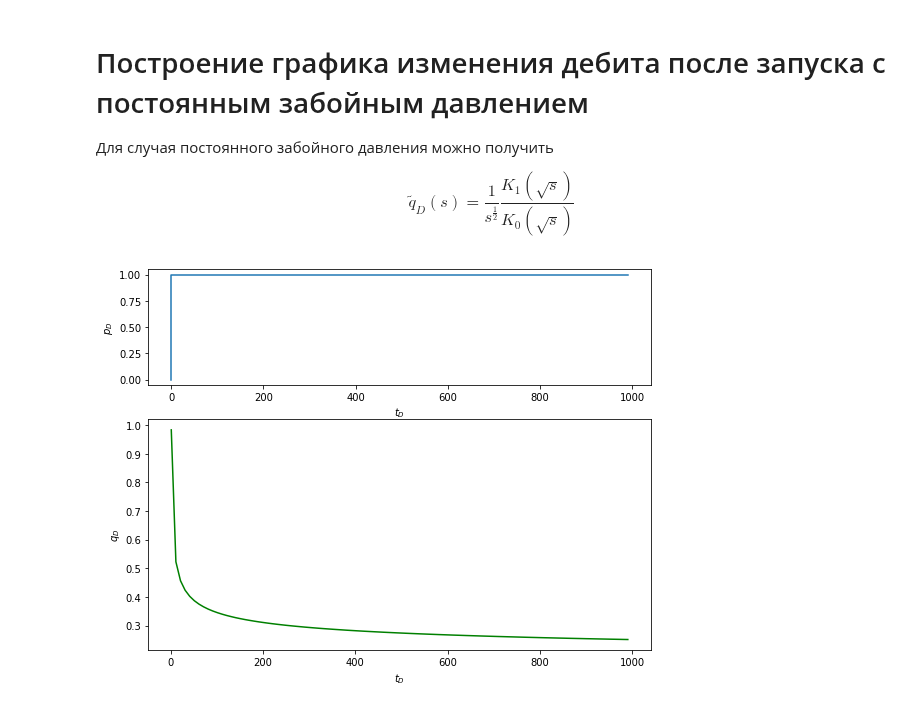
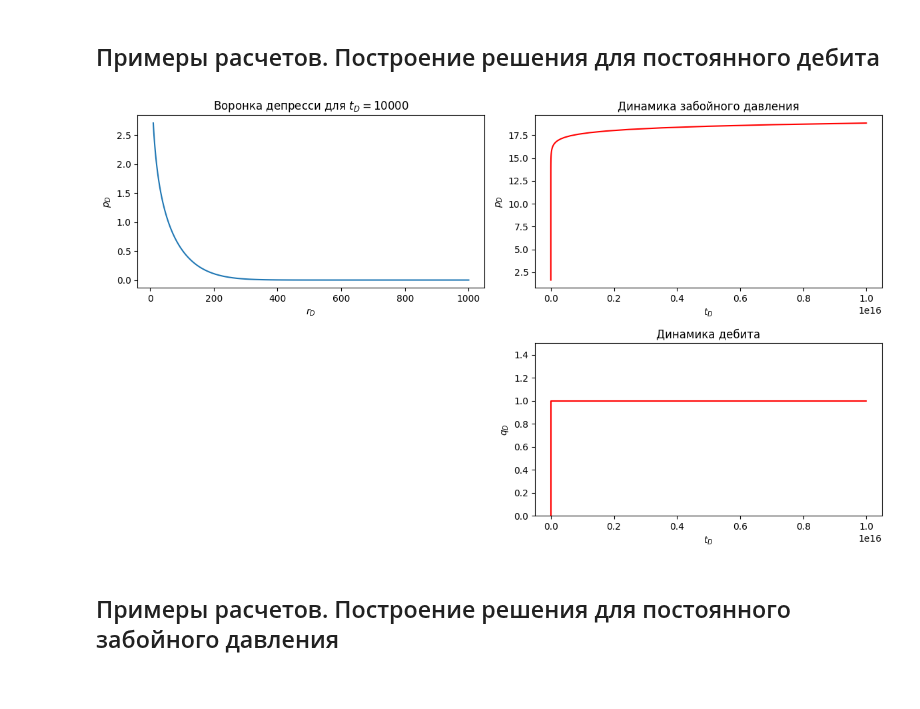
Before and after one commit to khabibullinra/welltest_examples, a Jupyter notebook: jupyter/17_terminal_pressure_solution.ipynb, the cells around one changed output. Cells and saved outputs as stored; diff of their text form; code cells hidden in the pictures.

```diff
--- a/jupyter/17_terminal_pressure_solution.ipynb
+++ b/jupyter/17_terminal_pressure_solution.ipynb
@@ -70,3 +178,0 @@ def qd_rw(td):
-# %%
-# корректируем размер графика, чтобы было побольше
-plt.rcParams['figure.figsize'] = [9, 7]
@@ -107,29 +179,2 @@ plt.show()
-# %% [markdown]
-# Построение графика изменения дебита после запуска с постоянным забойным давлением
-Для случая постоянного забойного давления можно получить
-
-$$ \tilde{q}_D(s) = \frac{1}{s^{\frac{1}{2}}} \frac{ K_1 \left(  \sqrt s  \right) }{K_0 \left(  \sqrt s  \right)} $$
-# %%
-rd=1    # нас интересует только забойное давление
-td = np.arange(1, 1000, 10)    # задаем диапазон изменений безразмерного времени
-pd = [1 for i in td]
-
-# для отрисовки графика давлений зададим массив с постоянным давлением с момента td=0
-td_q = [0,0,td[-1]]
-pd_q = [0,1,1]
-
-# рассчитаем массивы изменения дебита
-qd = [qd_rw(ti) for ti in td ]
-
-# построим график отображающий рассчитанные значения
-fig, (ax1, ax2) = plt.subplots(2,1, gridspec_kw={'height_ratios': [1, 2]})
-ax1.plot(td_q, pd_q)
-ax1.set_xlabel("$t_D$")
-ax1.set_ylabel("$p_D$")
-
-ax2.plot(td, qd, color='green')
-ax2.set_xlabel("$t_D$")
-ax2.set_ylabel("$q_D$")
-plt.show()
-# %% [output]
-[figure, removed]
+# %% [markdown]
+## Примеры расчетов. Построение решения для постоянного дебита
@@ -135,0 +210,36 @@ plt.show()
+# %%
+# задаем параметры для отрисовки отдельных графиков
+td = 10000
+rd = 1
+# задаем массивы для отрисовки графиков - количество точек на графике
+rd_arr = np.logspace(1, 3, 100)
+td_arr = np.logspace(1, 16, 100)
+
+# создаем фигуру с двумя графиками, на котором все будет отрисовываться
+fig, ((ax1, ax2), (ax3, ax4)) = plt.subplots(2, 2, figsize=(12,7), gridspec_kw={'height_ratios': [2, 2]})
+
+# задаем первый график используя оси ax1
+ax1.plot(rd_arr, pd_super(td, rd_arr) )
+ax1.set(title="Воронка депресси для $t_D= {}$".format(td))
+ax1.set_xlabel("$r_D$")
+ax1.set_ylabel("$p_D$")
+
+# задаем первый график используя оси ax2
+ax2.plot(td_arr, pd_super(td_arr, rd), color = 'red')
+ax2.set(title="Динамика забойного давления")
+ax2.set_xlabel("$t_D$")
+ax2.set_ylabel("$p_D$")
+
+ax3.axis('off')
+ax4.plot([0,0,td_arr[-1]],[0, 1, 1], color = 'red')
+ax4.set(title="Динамика дебита")
+ax4.set_xlabel("$t_D$")
+ax4.set_ylabel("$q_D$")
+ax4.set_ylim(0, 1.5)
+
+fig.tight_layout()
+plt.show()
+# %% [output]
+[figure, added]
+# %% [markdown]
+## Примеры расчетов. Построение решения для постоянного забойного давления
```
Also changed, not shown: parts of 23 cells of this notebook.
